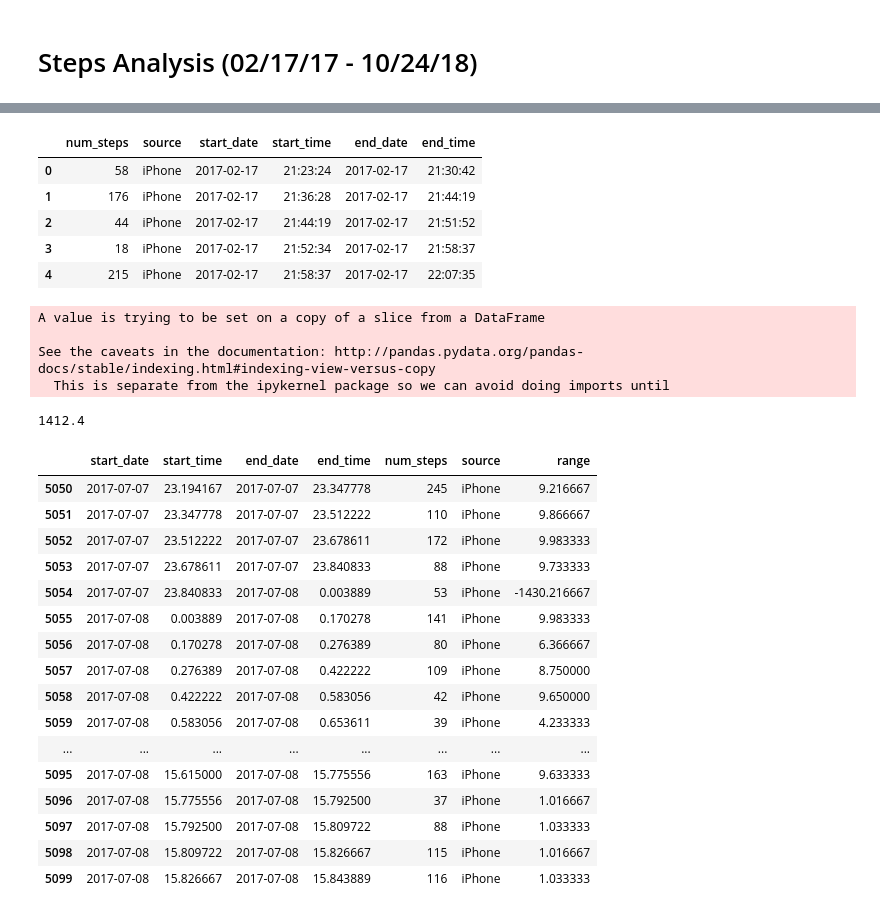
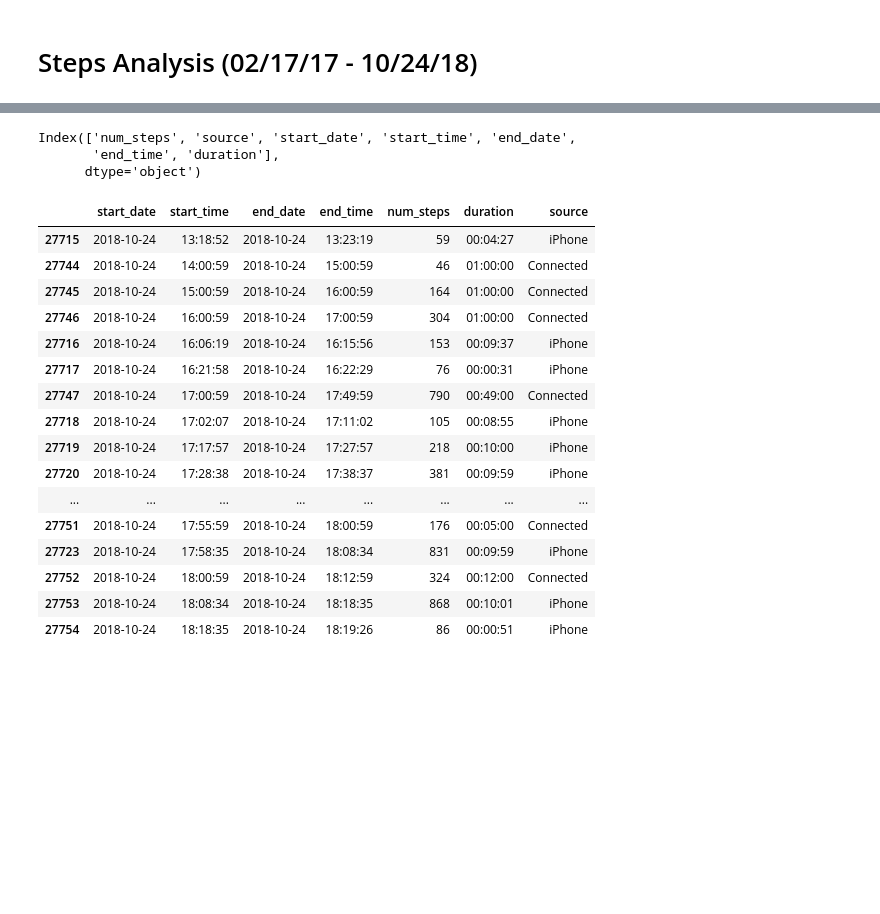
Before and after one commit to Data-is-life/Steps_Analysis, a Jupyter notebook: Steps_analysis.ipynb, the cells around one changed output, grey strips where cells are left out. Cells and saved outputs as stored; diff of their text form; code cells hidden in the pictures; blank space fills up the shorter version.

```diff
--- a/Steps_analysis.ipynb
+++ b/Steps_analysis.ipynb
@@ -96,32 +63,34 @@ steps_df = steps_df.drop(columns=['start_date', 'end_date'])
 # %%
-df = pd.concat([steps_df, sd_df, ed_df], axis=1)
-df.head()
+df = pd.concat([steps_df, dur_df], axis=1)
+df.columns
 # %% [output]
-|  | num_steps | source | start_date | start_time | end_date | end_time |
-| 0 | 58 | iPhone | 2017-02-17 | 21:23:24 | 2017-02-17 | 21:30:42 |
-| 1 | 176 | iPhone | 2017-02-17 | 21:36:28 | 2017-02-17 | 21:44:19 |
-| 2 | 44 | iPhone | 2017-02-17 | 21:44:19 | 2017-02-17 | 21:51:52 |
-| 3 | 18 | iPhone | 2017-02-17 | 21:52:34 | 2017-02-17 | 21:58:37 |
-| 4 | 215 | iPhone | 2017-02-17 | 21:58:37 | 2017-02-17 | 22:07:35 |
+Index(['num_steps', 'source', 'start_date', 'start_time', 'end_date',
+       'end_time', 'duration'],
+      dtype='object')
 # %%
-df = df[['start_date', 'start_time', 'end_date', 'end_time', 'num_steps', 'source']]
+df = df[['start_date', 'start_time', 'end_date',
+         'end_time', 'num_steps', 'duration', 'source']]
-# %%
-df['range'] = df['end_time'] - df['start_time']
-# %%
-df['range'] = pd.to_numeric(df['range'])/60000000000
-# %%
-for num in range(len(df)):
-    if df.range[num] <0.00:
-        df.range[num] = df.range[num]+1440
-# %% [output]
-A value is trying to be set on a copy of a slice from a DataFrame
-
-See the caveats in the documentation: http://pandas.pydata.org/pandas-docs/stable/indexing.html#indexing-view-versus-copy
-  This is separate from the ipykernel package so we can avoid doing imports until
-# %%
-df.range.max()
-# %% [output]
-1412.4
+# %%
+df.sort_values(by=['start_date', 'start_time'], inplace=True)
+df.tail(20)
+# %% [output]
+|  | start_date | start_time | end_date | end_time | num_steps | duration | source |
+| 27715 | 2018-10-24 | 13:18:52 | 2018-10-24 | 13:23:19 | 59 | 00:04:27 | iPhone |
+| 27744 | 2018-10-24 | 14:00:59 | 2018-10-24 | 15:00:59 | 46 | 01:00:00 | Connected |
+| 27745 | 2018-10-24 | 15:00:59 | 2018-10-24 | 16:00:59 | 164 | 01:00:00 | Connected |
+| 27746 | 2018-10-24 | 16:00:59 | 2018-10-24 | 17:00:59 | 304 | 01:00:00 | Connected |
+| 27716 | 2018-10-24 | 16:06:19 | 2018-10-24 | 16:15:56 | 153 | 00:09:37 | iPhone |
+| 27717 | 2018-10-24 | 16:21:58 | 2018-10-24 | 16:22:29 | 76 | 00:00:31 | iPhone |
+| 27747 | 2018-10-24 | 17:00:59 | 2018-10-24 | 17:49:59 | 790 | 00:49:00 | Connected |
+| 27718 | 2018-10-24 | 17:02:07 | 2018-10-24 | 17:11:02 | 105 | 00:08:55 | iPhone |
+| 27719 | 2018-10-24 | 17:17:57 | 2018-10-24 | 17:27:57 | 218 | 00:10:00 | iPhone |
+| 27720 | 2018-10-24 | 17:28:38 | 2018-10-24 | 17:38:37 | 381 | 00:09:59 | iPhone |
+| ... | ... | ... | ... | ... | ... | ... | ... |
+| 27751 | 2018-10-24 | 17:55:59 | 2018-10-24 | 18:00:59 | 176 | 00:05:00 | Connected |
+| 27723 | 2018-10-24 | 17:58:35 | 2018-10-24 | 18:08:34 | 831 | 00:09:59 | iPhone |
+| 27752 | 2018-10-24 | 18:00:59 | 2018-10-24 | 18:12:59 | 324 | 00:12:00 | Connected |
+| 27753 | 2018-10-24 | 18:08:34 | 2018-10-24 | 18:18:35 | 868 | 00:10:01 | iPhone |
+| 27754 | 2018-10-24 | 18:18:35 | 2018-10-24 | 18:19:26 | 86 | 00:00:51 | iPhone |
 # %%
 df['start_time'] = pd.to_numeric(df['start_time'])/3600000000000
 df['end_time'] = pd.to_numeric(df['end_time'])/3600000000000
@@ -128,20 +97,0 @@ df['end_time'] = pd.to_numeric(df['end_time'])/3600000000000
-# %%
-df[5050:5100]
-# %% [output]
-|  | start_date | start_time | end_date | end_time | num_steps | source | range |
-| 5050 | 2017-07-07 | 23.194167 | 2017-07-07 | 23.347778 | 245 | iPhone | 9.216667 |
-| 5051 | 2017-07-07 | 23.347778 | 2017-07-07 | 23.512222 | 110 | iPhone | 9.866667 |
-| 5052 | 2017-07-07 | 23.512222 | 2017-07-07 | 23.678611 | 172 | iPhone | 9.983333 |
-| 5053 | 2017-07-07 | 23.678611 | 2017-07-07 | 23.840833 | 88 | iPhone | 9.733333 |
-| 5054 | 2017-07-07 | 23.840833 | 2017-07-08 | 0.003889 | 53 | iPhone | -1430.216667 |
-| 5055 | 2017-07-08 | 0.003889 | 2017-07-08 | 0.170278 | 141 | iPhone | 9.983333 |
-| 5056 | 2017-07-08 | 0.170278 | 2017-07-08 | 0.276389 | 80 | iPhone | 6.366667 |
-| 5057 | 2017-07-08 | 0.276389 | 2017-07-08 | 0.422222 | 109 | iPhone | 8.750000 |
-| 5058 | 2017-07-08 | 0.422222 | 2017-07-08 | 0.583056 | 42 | iPhone | 9.650000 |
-| 5059 | 2017-07-08 | 0.583056 | 2017-07-08 | 0.653611 | 39 | iPhone | 4.233333 |
-| ... | ... | ... | ... | ... | ... | ... | ... |
-| 5095 | 2017-07-08 | 15.615000 | 2017-07-08 | 15.775556 | 163 | iPhone | 9.633333 |
-| 5096 | 2017-07-08 | 15.775556 | 2017-07-08 | 15.792500 | 37 | iPhone | 1.016667 |
-| 5097 | 2017-07-08 | 15.792500 | 2017-07-08 | 15.809722 | 88 | iPhone | 1.033333 |
-| 5098 | 2017-07-08 | 15.809722 | 2017-07-08 | 15.826667 | 115 | iPhone | 1.016667 |
-| 5099 | 2017-07-08 | 15.826667 | 2017-07-08 | 15.843889 | 116 | iPhone | 1.033333 |
```
Also changed, not shown: parts of 16 cells of this notebook.
